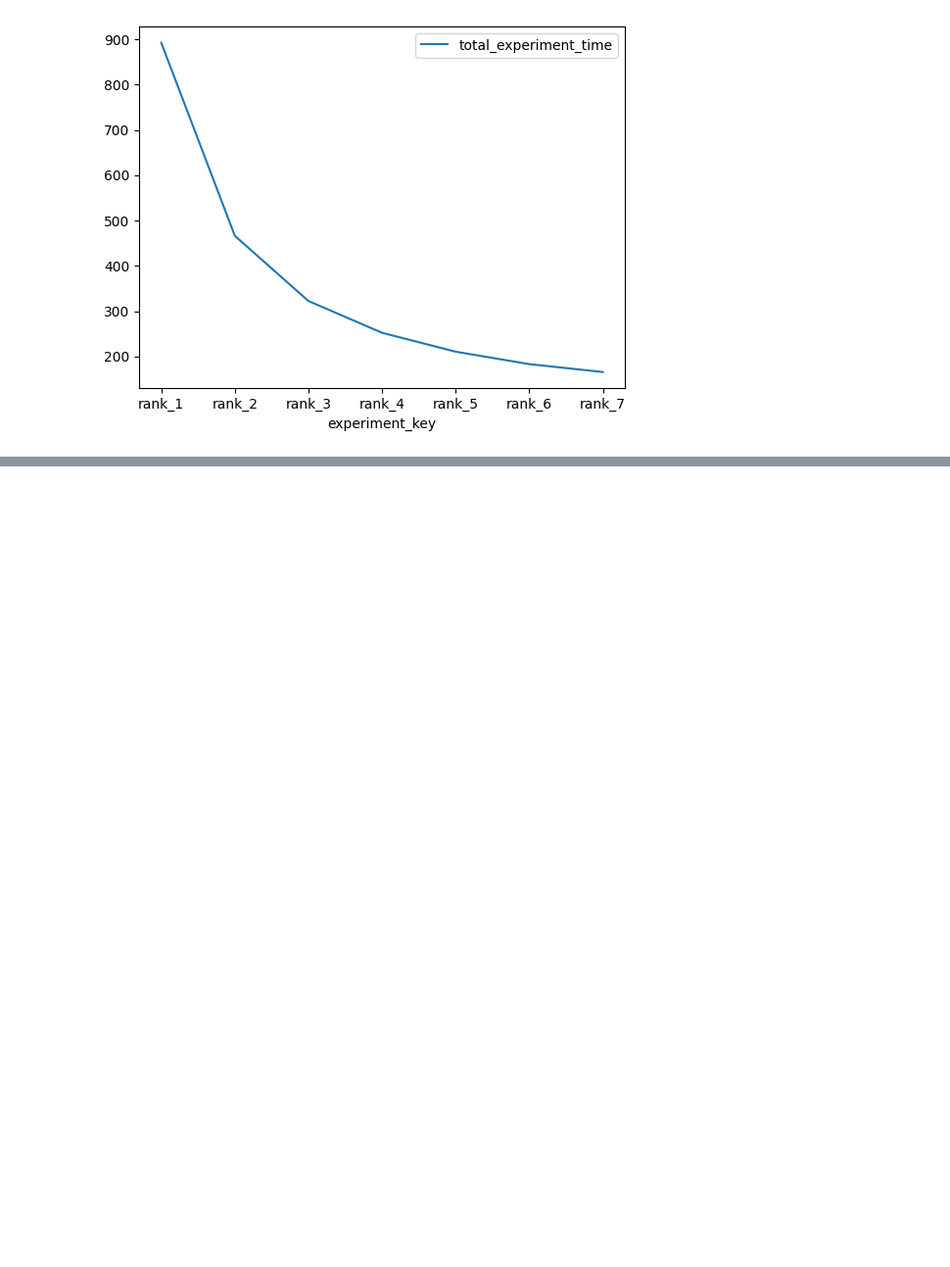
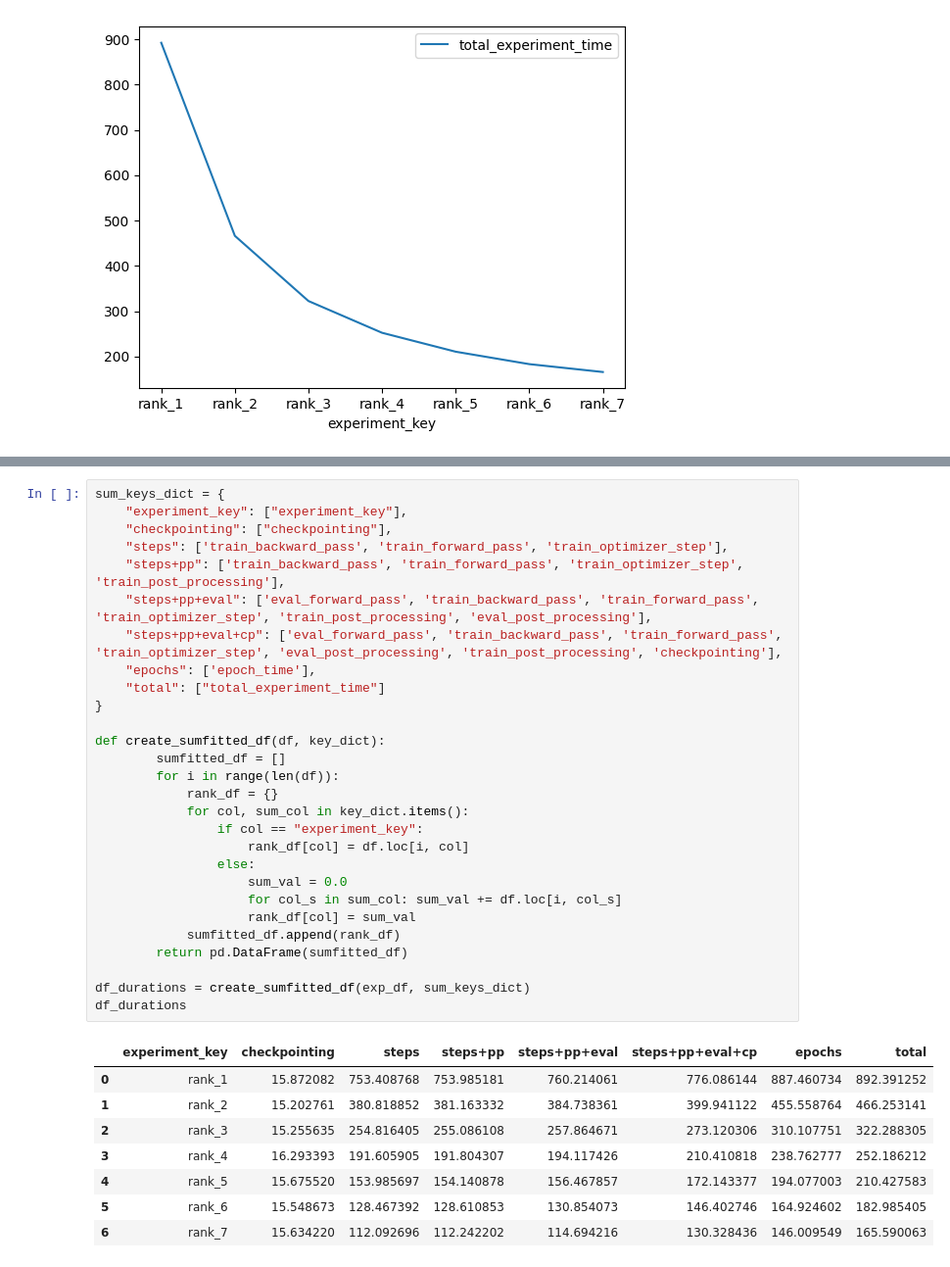
Before and after one commit to mlgym/mlgym, a Jupyter notebook: example/gpt2/huggingface_impl/viz_gpt2_hug_impl.ipynb, the cells around one changed output, grey strips where cells are left out. Shown: that part at 98% size. Drawn from its saved outputs; the diff is of its cells as text; blank space fills up the shorter version.

```diff
--- a/example/gpt2/huggingface_impl/viz_gpt2_hug_impl.ipynb
+++ b/example/gpt2/huggingface_impl/viz_gpt2_hug_impl.ipynb
@@ -57,0 +67,37 @@ ax = df_total_experiment_time[['total_experiment_time']].plot()
+# %%
+sum_keys_dict = {
+    "experiment_key": ["experiment_key"],
+    "checkpointing": ["checkpointing"],
+    "steps": ['train_backward_pass', 'train_forward_pass', 'train_optimizer_step'],
+    "steps+pp": ['train_backward_pass', 'train_forward_pass', 'train_optimizer_step', 'train_post_processing'],
+    "steps+pp+eval": ['eval_forward_pass', 'train_backward_pass', 'train_forward_pass', 'train_optimizer_step', 'train_post_processing', 'eval_post_processing'],
+    "steps+pp+eval+cp": ['eval_forward_pass', 'train_backward_pass', 'train_forward_pass', 'train_optimizer_step', 'eval_post_processing', 'train_post_processing', 'checkpointing'],
+    "epochs": ['epoch_time'],
+    "total": ["total_experiment_time"]
+}
+
+def create_sumfitted_df(df, key_dict):
+        sumfitted_df = []
+        for i in range(len(df)):
+            rank_df = {}
+            for col, sum_col in key_dict.items():
+                if col == "experiment_key":
+                    rank_df[col] = df.loc[i, col]
+                else:
+                    sum_val = 0.0
+                    for col_s in sum_col: sum_val += df.loc[i, col_s]
+                    rank_df[col] = sum_val
+            sumfitted_df.append(rank_df)
+        return pd.DataFrame(sumfitted_df)
+
+df_durations = create_sumfitted_df(exp_df, sum_keys_dict)
+df_durations
+# %% [output]
+|  | experiment_key | checkpointing | steps | steps+pp | steps+pp+eval | steps+pp+eval+cp | epochs | total |
+| 0 | rank_1 | 15.872082 | 753.408768 | 753.985181 | 760.214061 | 776.086144 | 887.460734 | 892.391252 |
+| 1 | rank_2 | 15.202761 | 380.818852 | 381.163332 | 384.738361 | 399.941122 | 455.558764 | 466.253141 |
+| 2 | rank_3 | 15.255635 | 254.816405 | 255.086108 | 257.864671 | 273.120306 | 310.107751 | 322.288305 |
+| 3 | rank_4 | 16.293393 | 191.605905 | 191.804307 | 194.117426 | 210.410818 | 238.762777 | 252.186212 |
+| 4 | rank_5 | 15.675520 | 153.985697 | 154.140878 | 156.467857 | 172.143377 | 194.077003 | 210.427583 |
+| 5 | rank_6 | 15.548673 | 128.467392 | 128.610853 | 130.854073 | 146.402746 | 164.924602 | 182.985405 |
+| 6 | rank_7 | 15.634220 | 112.092696 | 112.242202 | 114.694216 | 130.328436 | 146.009549 | 165.590063 |
```
Also changed, not shown: parts of 4 cells of this notebook.
